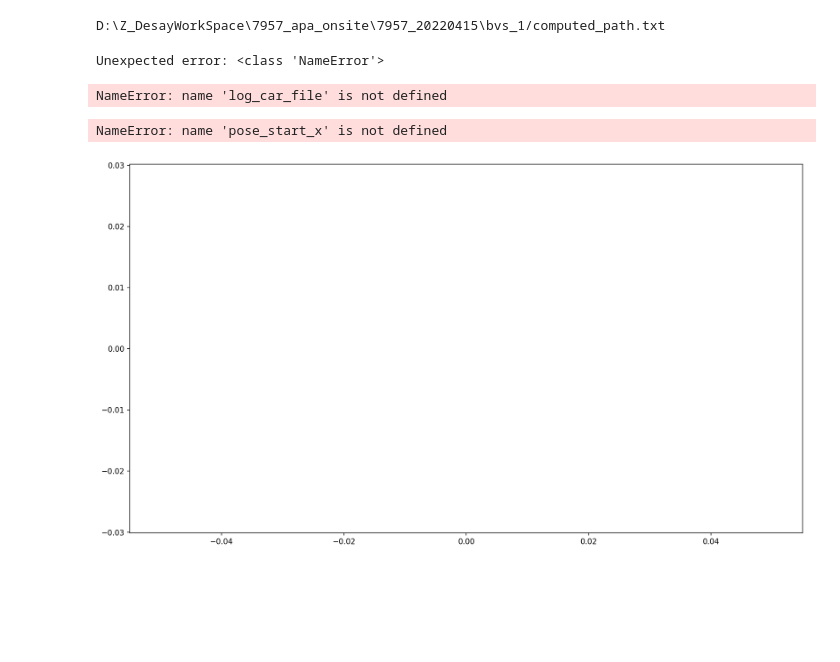
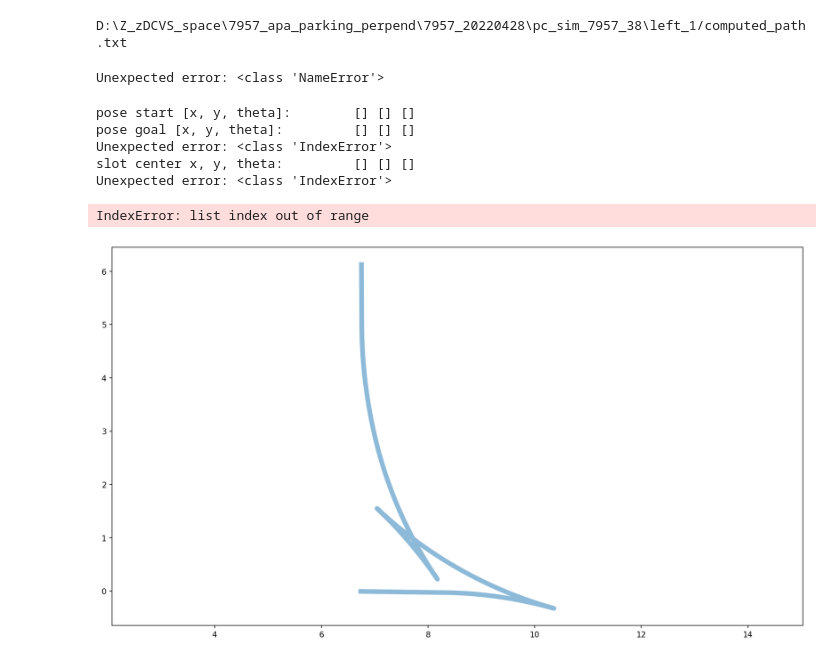
Before and after one commit to codeBeefFly/dcvs_apa_plot_tools_2, a Jupyter notebook: apa_for_5023_pc_sim.ipynb, the cells around one changed output. Drawn from its saved outputs; the diff is of its cells as text; code cells hidden in the pictures; blank space fills up the shorter version.

```diff
--- a/apa_for_5023_pc_sim.ipynb
+++ b/apa_for_5023_pc_sim.ipynb
@@ -11,7 +11,7 @@ import math
 
 # assign abs. path value
 
-car_path = r"D:\Z_DesayWorkSpace\7957_apa_onsite\7957_20220415\bvs_1/"
+car_path = r"D:\Z_zDCVS_space\7957_apa_parking_perpend\7957_20220428\pc_sim_7957_38\left_1/"
 
 # for parkingMiddleGoalsDemo
 # log_car_file = car_path+"parkingMiddleGoalsDemo.log"
@@ -30,7 +30,7 @@ path_car_file = car_path+"computed_path.txt"
 # print(log_car_file)
 print(path_car_file)
 # %% [output]
-D:\Z_DesayWorkSpace\7957_apa_onsite\7957_20220415\bvs_1/computed_path.txt
+D:\Z_zDCVS_space\7957_apa_parking_perpend\7957_20220428\pc_sim_7957_38\left_1/computed_path.txt
 # %%
 # parse log file:
 
@@ -262,10 +262,9 @@ try:
 
 except:
     print("Unexpected error:", sys.exc_info()[0])
-    raise
+#     raise
 # %% [output]
 Unexpected error: <class 'NameError'>
-NameError: name 'log_car_file' is not defined
 # %%
 # parse path file: parkingMiddleGoalsDemo_reg.txt
 
@@ -314,10 +313,13 @@ plt.scatter(pose_start_x, pose_start_y, label="pose_start", marker='*', color='k
 print("pose start [x, y, theta]:\t", pose_start_x, pose_start_y, pose_start_theta)
 
 # 3. plot goal
-plt.scatter(pose_goal_x, pose_goal_y, label="pose_goal", marker='+', color='r', s=150)
-print("pose goal [x, y, theta]:\t", pose_goal_x, pose_goal_y, pose_goal_theta)
-print("goal to start: dx :\t", pose_goal_x[0] - pose_start_x[0])
-print("goal to start: dy :\t", pose_goal_y[0] - pose_start_y[0])
+try:
+    plt.scatter(pose_goal_x, pose_goal_y, label="pose_goal", marker='+', color='r', s=150)
+    print("pose goal [x, y, theta]:\t", pose_goal_x, pose_goal_y, pose_goal_theta)
+    print("goal to start: dx :\t", pose_goal_x[0] - pose_start_x[0])
+    print("goal to start: dy :\t", pose_goal_y[0] - pose_start_y[0])
+except:
+    print("Unexpected error:", sys.exc_info()[0])
 
 # 4. plot forward mid
 # plt.scatter(forward_mid_x, forward_mid_y, label="forward_mid", marker='^', color='g', s=150)
@@ -371,20 +373,21 @@ def cc2wc_transform(point_list_cc_x, point_list_cc_y, point_list_wc_x, point_lis
         point_list_wc_x.append(tmp_x_wc)
         point_list_wc_y.append(tmp_y_wc)
 
-
-slot_point_x_cc = [1.25,     1.25,    -1.25,   -1.25]
-slot_point_y_cc = [-2.275, 2.275, 2.275, -2.275]
-slot_point_x_wc = []
-slot_point_y_wc = []
-tr_x = slot_center_x[0]
-tr_y = slot_center_y[0]
-tr_theta = slot_center_theta[0] - (-1.570796)
-cc2wc_transform(slot_point_x_cc, slot_point_y_cc,
-                slot_point_x_wc, slot_point_y_wc,
-               tr_theta, tr_x, tr_y)
-print("slot points x:\t", slot_point_x_wc)
-print("slot points y:\t", slot_point_y_wc)
-
+try:
+    slot_point_x_cc = [1.25,     1.25,    -1.25,   -1.25]
+    slot_point_y_cc = [-2.275, 2.275, 2.275, -2.275]
+    slot_point_x_wc = []
+    slot_point_y_wc = []
+    tr_x = slot_center_x[0]
+    tr_y = slot_center_y[0]
+    tr_theta = slot_center_theta[0] - (-1.570796)
+    cc2wc_transform(slot_point_x_cc, slot_point_y_cc,
+                    slot_point_x_wc, slot_point_y_wc,
+                   tr_theta, tr_x, tr_y)
+    print("slot points x:\t", slot_point_x_wc)
+    print("slot points y:\t", slot_point_y_wc)
+except:
+    print("Unexpected error:", sys.exc_info()[0])
 
 # 7. plot parking slot
 plt.plot(slot_point_x_wc, slot_point_y_wc)
@@ -553,34 +556,39 @@ tr_2_y_car = path_pick_2_y[0]
 th_2_car = path_pick_2_theta[0]
 
 
 cc2wc_transform(car_body_box_init_x, car_body_box_init_y,
                 car_body_box_wc_2_x, car_body_box_wc_2_y,
                 th_2_car, tr_2_x_car, tr_2_y_car)
 
 # 1. plot car box cc
 # plt.plot(car_body_box_init_x[0:5], car_body_box_init_y[0:5], label="car_cc", linewidth=4, alpha=0.5, color='m')
 # plt.scatter(car_body_box_init_x[-1], car_body_box_init_y[-1], label="car_cc_center", marker='o', color='m', s=100)
 
 # for forward mid -1
 plt.plot(car_body_box_wc_1_x[0:5], car_body_box_wc_1_y[0:5], label="car_wc", linewidth=4, alpha=0.5, color='m')
 plt.scatter(car_body_box_wc_1_x[-1], car_body_box_wc_1_y[-1], label="car_wc_center", marker='o', color='m', s=100)
 
 
 # for forward mid -2
 plt.plot(car_body_box_wc_2_x[0:5], car_body_box_wc_2_y[0:5], label="car_wc", linewidth=4, alpha=0.5, color='m')
 plt.scatter(car_body_box_wc_2_x[-1], car_body_box_wc_2_y[-1], label="car_wc_center", marker='o', color='m', s=100)
 
 # print("m_iterations:\t", m_iterations)
 # print("m_lane_width:\t", m_lane_width)
 
 ###############################################################################################
 #################### end of plot
 
 plt.legend(loc="best")
 
 plt.show()
 # %% [output]
-NameError: name 'pose_start_x' is not defined
+pose start [x, y, theta]:        [] [] []
+pose goal [x, y, theta]:         [] [] []
+Unexpected error: <class 'IndexError'>
+slot center x, y, theta:         [] [] []
+Unexpected error: <class 'IndexError'>
+IndexError: list index out of range
-[figure, old version]
+[figure, new version]
 # %%
 # plots additional
```
Also changed, not shown: 1 other file.
